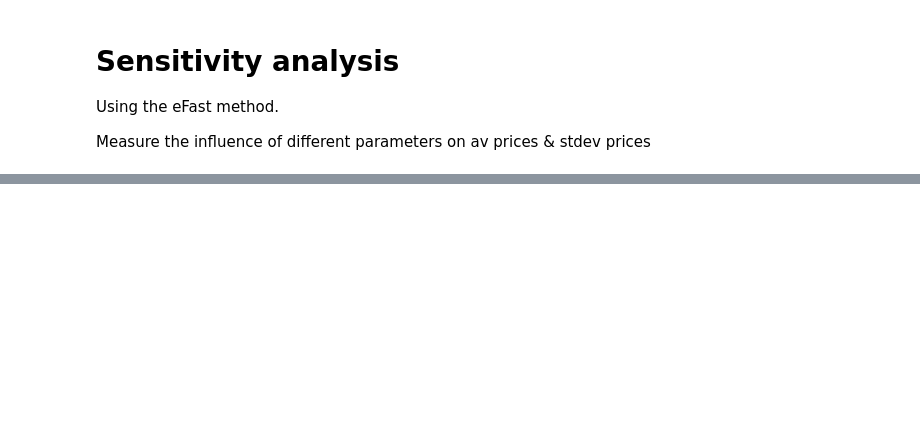
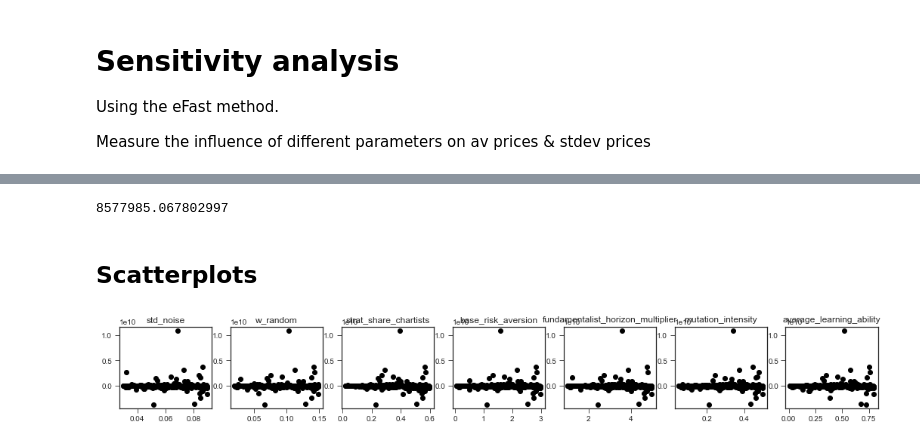
Before and after one commit to joerischasfoort/qe-asset-cycle, a Jupyter notebook: sensitivity_analysis.ipynb, the cells around one changed output, grey strips where cells are left out. Cells and saved outputs as stored; diff of their text form; code cells hidden in the pictures; blank space fills up the shorter version.

```diff
--- a/sensitivity_analysis.ipynb
+++ b/sensitivity_analysis.ipynb
@@ -35 +37,9 @@ problem = {
+# %%
+problem = {
+  'num_vars': 7,
+  'names': ['std_noise', 'w_random', 'strat_share_chartists', 'base_risk_aversion',
+           "fundamentalist_horizon_multiplier", "mutation_intensity", "average_learning_ability"],
+  'bounds': [[0.03, 0.09], [0.02, 0.15], [0.02, 0.60], [0.05, 3.00],
+            [1.0, 5.0], [0.05, 0.50], [0.01, 0.80]]
+}
 # %%
@@ -56,4 +71,2 @@ fixed_parameters = {'fundamental_value': 100,
 # %%
-model_output = simulate_params_sobol(NRUNS=1, parameter_set=all_parameters, fixed_parameters=fixed_parameters)
-av_prices = np.array(model_output['av_price'])
-stdev_prices = np.array(model_output['stdev_price'])
+model_output = simulate_params_efast(NRUNS=2, parameter_set=all_parameters, fixed_parameters=fixed_parameters)
@@ -59,0 +176,27 @@ stdev_prices = np.array(model_output['stdev_price'])
+# %%
+std_noises = [all_parameters[idx]['std_noise'] for idx in range(len(all_parameters))]
+w_randoms = [all_parameters[idx]['w_random'] for idx in range(len(all_parameters))]
+share_chartists = [all_parameters[idx]['strat_share_chartists'] for idx in range(len(all_parameters))]
+base_risk_aversions = [all_parameters[idx]['base_risk_aversion'] for idx in range(len(all_parameters))]
+fundamentalist_horizon_multipliers = [all_parameters[idx]['fundamentalist_horizon_multiplier'] for idx in range(len(all_parameters))]
+mutation_intensitys = [all_parameters[idx]['mutation_intensity'] for idx in range(len(all_parameters))]
+average_learning_abilitys = [all_parameters[idx]['average_learning_ability'] for idx in range(len(all_parameters))]
+# %%
+excess_vol_BLR = pd.DataFrame(zip(model_output, std_noises, w_randoms, share_chartists, base_risk_aversions, fundamentalist_horizon_multipliers, mutation_intensitys, average_learning_abilitys),
+             columns=['excess_vol_BLR', 'std_noise', 'w_random', 'strat_share_chartists', 'base_risk_aversion', 'fundamentalist_horizon_multiplier', 'mutation_intensity', 'average_learning_ability'])
+# %%
+np.mean(excess_vol_BLR['excess_vol_BLR'])
+# %% [output]
+8577985.067802997
+# %% [markdown]
+## Scatterplots
+# %%
+fig, axes = plt.subplots(1, 7, figsize=(18,2))
+
+
+
+for i, name in enumerate(problem['names']):
+    axes[i].plot(excess_vol_BLR[name], excess_vol_BLR['excess_vol_BLR'], 'o', color='black')
+    axes[i].set_title(name)
+# %% [output]
+[figure, added]
```
Also changed, not shown: parts of 23 cells of this notebook, 9 other files.
